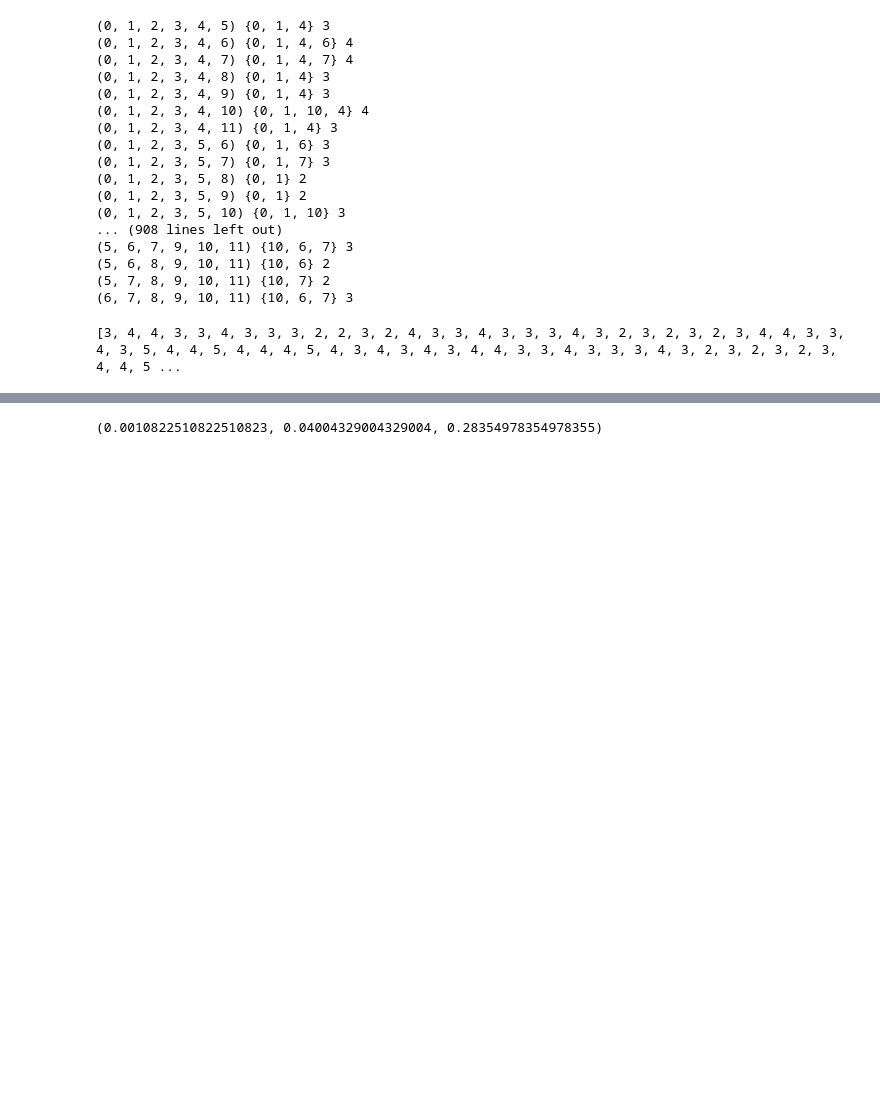
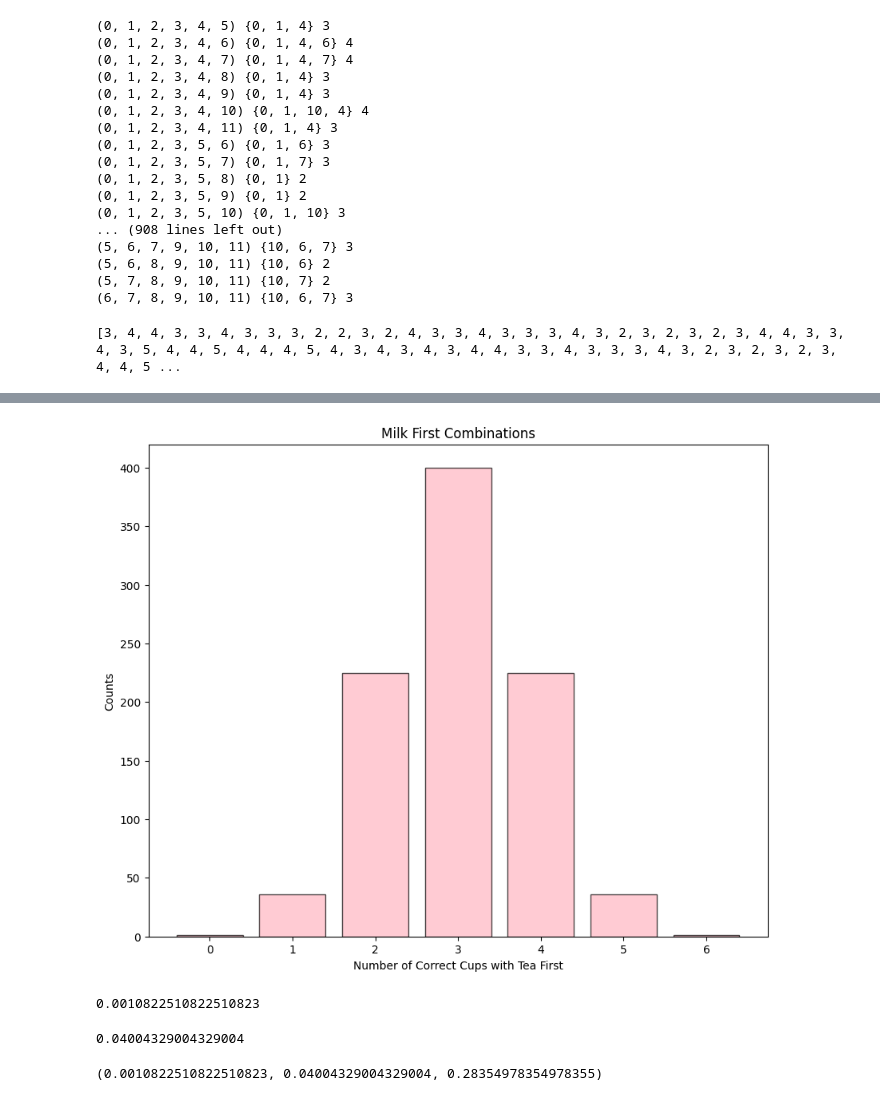
Before and after one commit to Waszka22/statistics, a Jupyter notebook: tasks.ipynb, the cells around one changed output, grey strips where cells are left out. Drawn from its saved outputs; the diff is of its cells as text; code cells hidden in the pictures; blank space fills up the shorter version.

```diff
--- a/tasks.ipynb
+++ b/tasks.ipynb
@@ -219 +245,26 @@ print(no_overlaps)
+# %%
+# Create a figure.
+fig, ax = plt.subplots(figsize=(10, 8))
+
+# Adding title.
+plt.title('Milk First Combinations')
+
+# Adding lables
+ax.set_ylabel('Counts')
+ax.set_xlabel('Number of Correct Cups with Tea First')
+
+# Bar chart.
+ax.bar(counts[0], counts[1], color='lightpink', edgecolor='black', alpha = 0.7);
+# %% [output]
+[figure, added]
+# %%
+# The probability that she (randomly) selects the 6 correct cups.
+1 / ways
+# %% [output]
+0.0010822510822510823
+# %%
+# The probability that she (randomly) selects at least 5 correct cups.
+(36 + 1) / ways
+# %% [output]
+0.04004329004329004
 # %%
```
Also changed, not shown: parts of 5 cells of this notebook.
